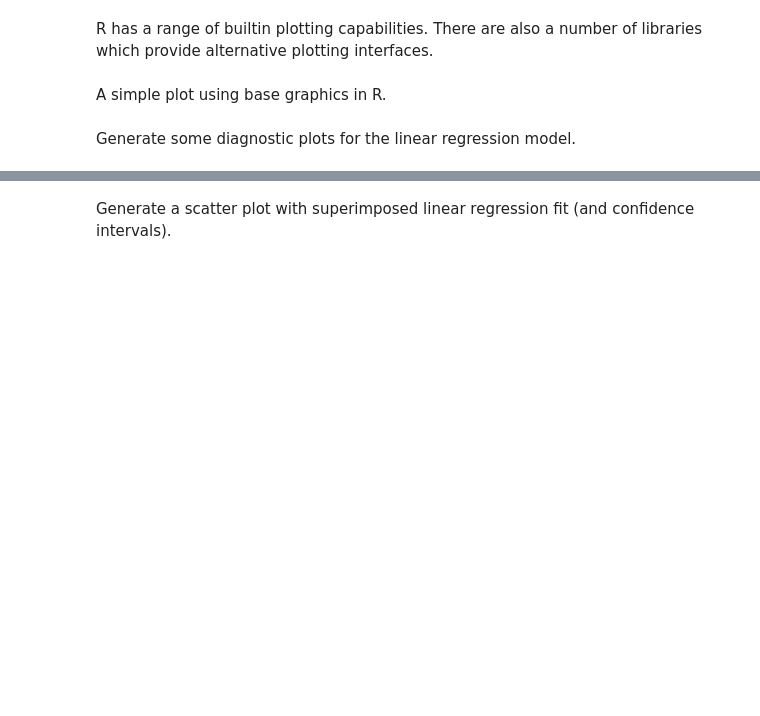
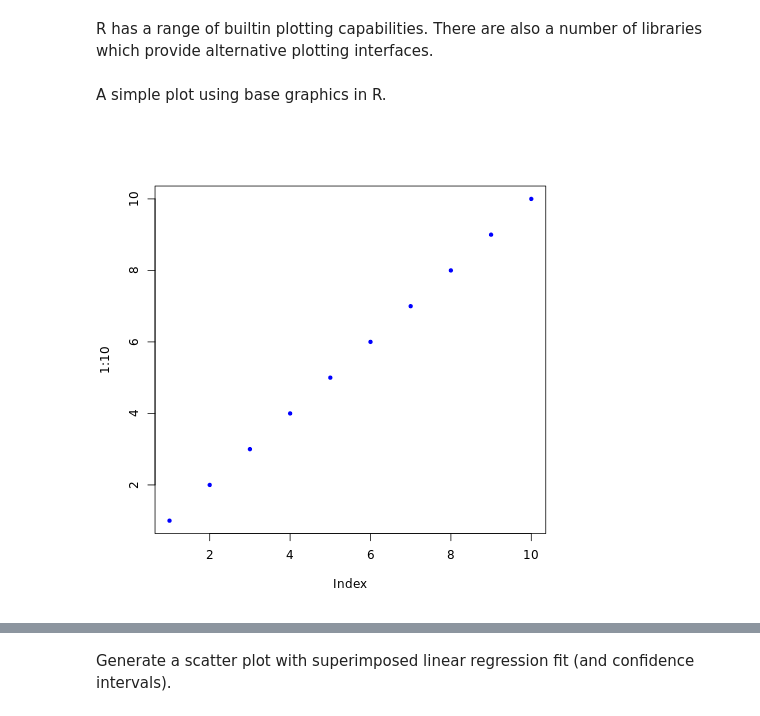
Before and after one commit to brunolucian/sliders, a Jupyter notebook: demo-r-from-python.ipynb, the cells around one changed output, grey strips where cells are left out. Drawn from its saved outputs; the diff is of its cells as text; code cells hidden in the pictures; blank space fills up the shorter version.

```diff
--- a/demo-r-from-python.ipynb
+++ b/demo-r-from-python.ipynb
@@ -188,7 +191,7 @@ A simple plot using base graphics in R.
 # %%
 %%R
 
-par(cex = 1.25)
-plot(1:10, col = 'red', pch = 19)
+par(cex = 1)
+plot(1:10, col = 'blue', pch = 20)
+# %% [output]
+[figure, added]
-# %% [markdown]
-Generate some diagnostic plots for the linear regression model.
```
Also changed, not shown: parts of 105 cells of this notebook.
